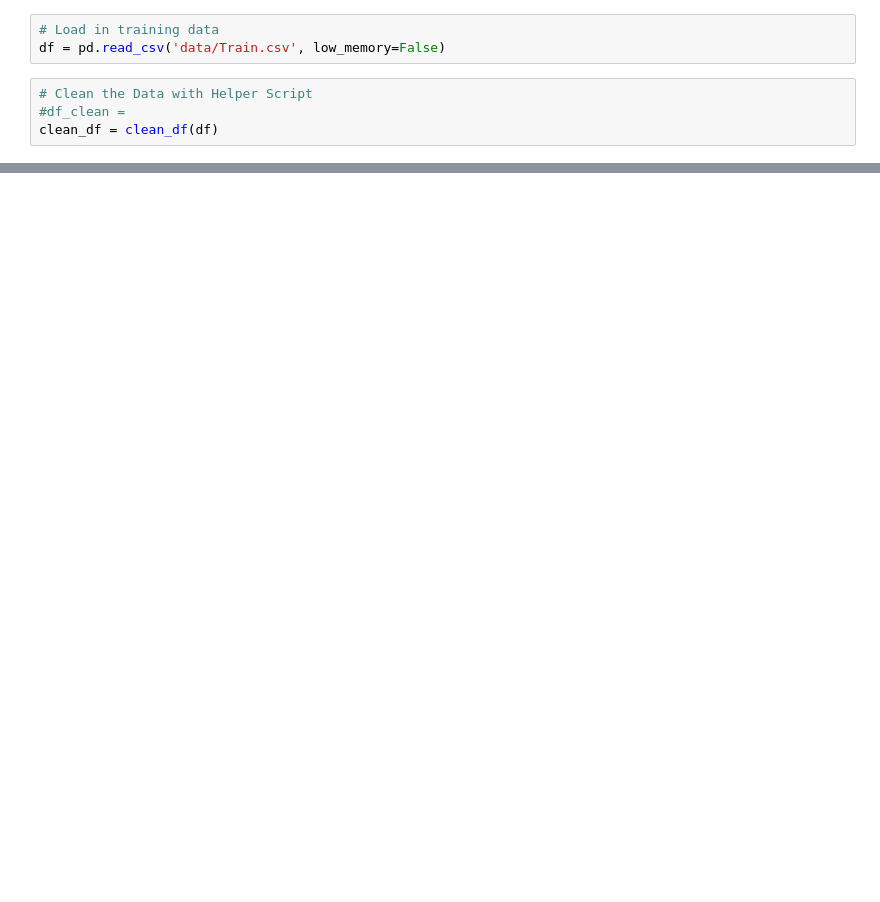
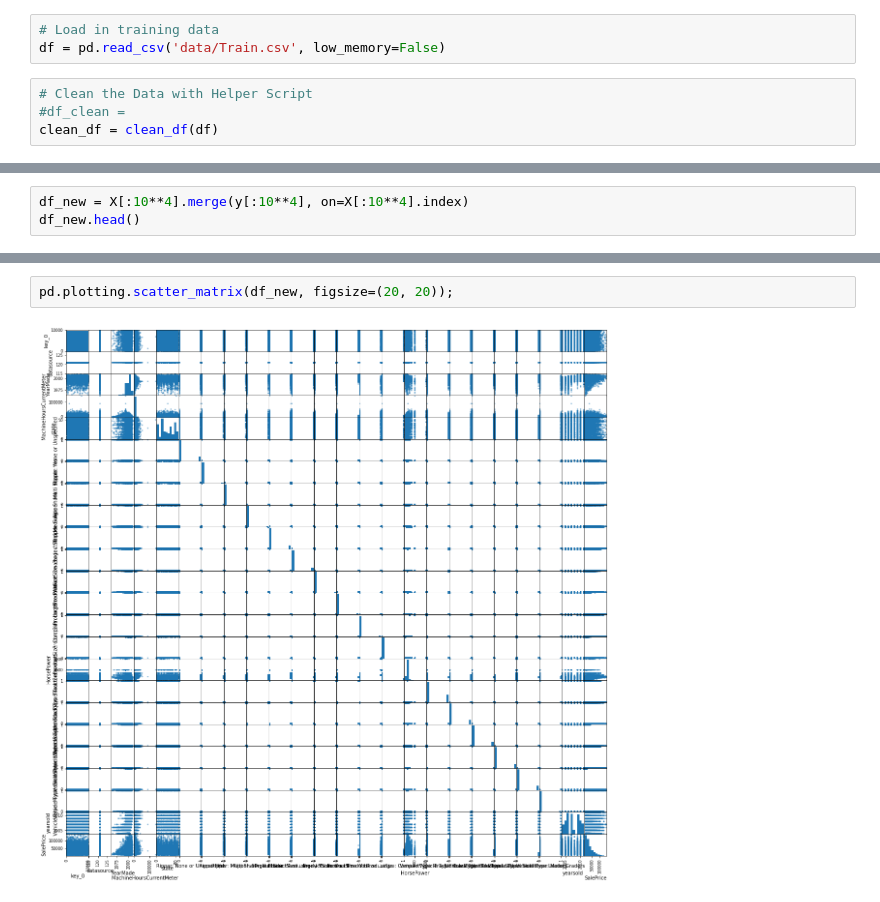
Before and after one commit to oro13/farm-equipment-price-prediction, a Jupyter notebook: linear_regression.ipynb, the cells around one changed output, grey strips where cells are left out. Saved outputs shown, nothing was run; the diff lists cells and outputs as text; blank space fills up the shorter version.

```diff
--- a/linear_regression.ipynb
+++ b/linear_regression.ipynb
@@ -125,0 +131,3 @@ train_cv_errors, test_cv_errors
+# %%
+df_new = X[:10**4].merge(y[:10**4], on=X[:10**4].index)
+df_new.head()
@@ -125,0 +142,4 @@ train_cv_errors, test_cv_errors
+# %%
+pd.plotting.scatter_matrix(df_new, figsize=(20, 20));
+# %% [output]
+[figure, added]
```
Also changed, not shown: parts of 11 cells of this notebook, 1 other file.
